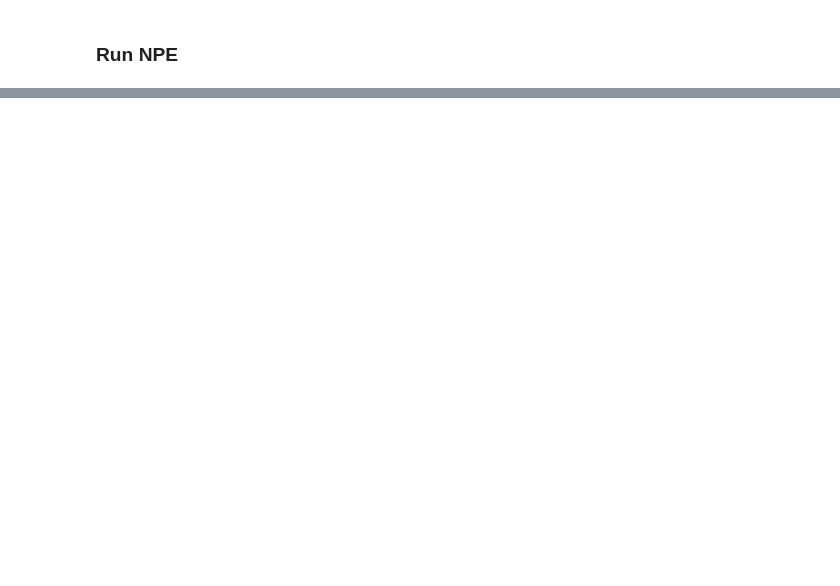
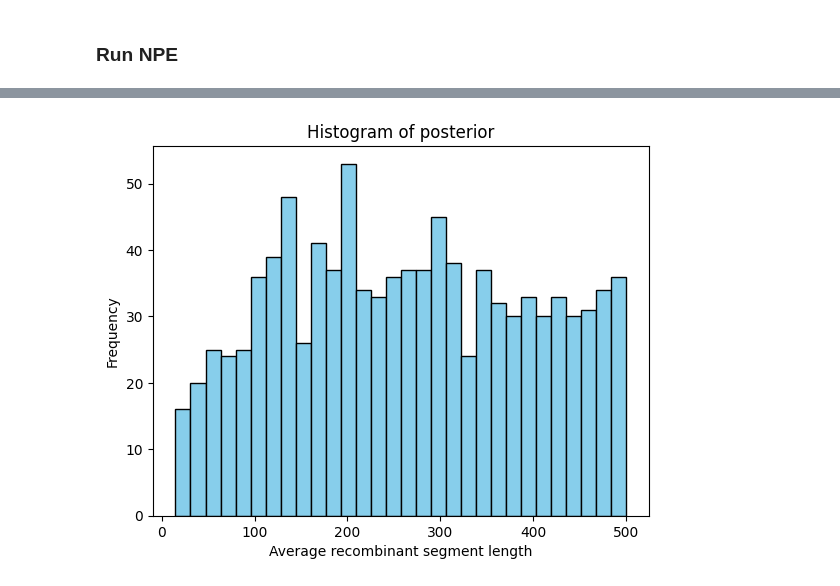
Before and after one commit to haochu-liu/likelihood-free, a Jupyter notebook: python/run_ClonalOrigin_sbi.ipynb, the cells around one changed output, grey strips where cells are left out. Cells and saved outputs as stored; diff of their text form; code cells hidden in the pictures; blank space fills up the shorter version.

```diff
--- a/python/run_ClonalOrigin_sbi.ipynb
+++ b/python/run_ClonalOrigin_sbi.ipynb
@@ -194,0 +222,8 @@ NameError: name 'prior' is not defined
+# %%
+plt.hist(theta_trained_numpy[:, 1], bins=30, color='skyblue', edgecolor='black')
+plt.xlabel('Average recombinant segment length')
+plt.ylabel('Frequency')
+plt.title('Histogram of posterior')
+plt.show()
+# %% [output]
+[figure, added]
```
Also changed, not shown: parts of 13 cells of this notebook, 1 other file.
